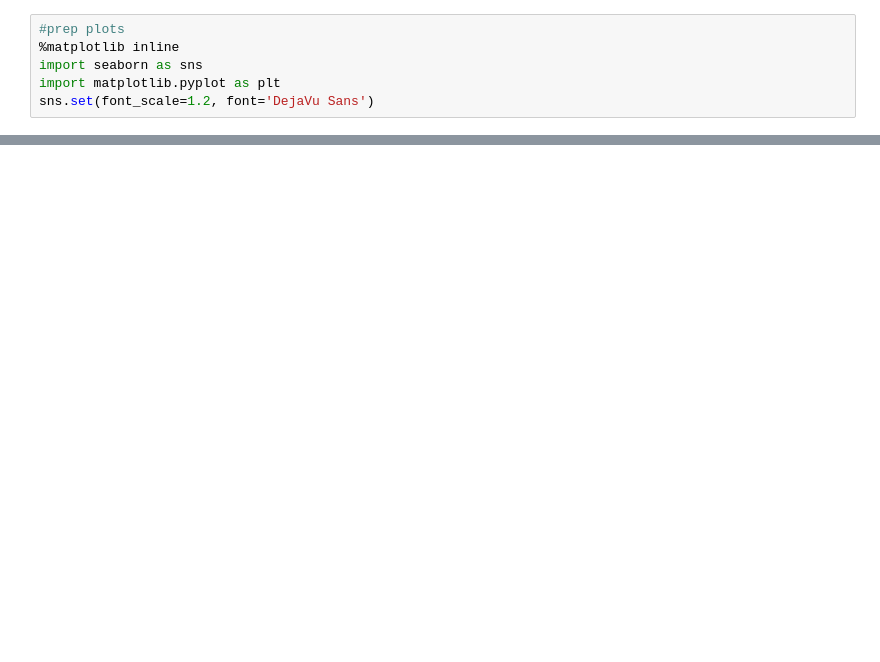
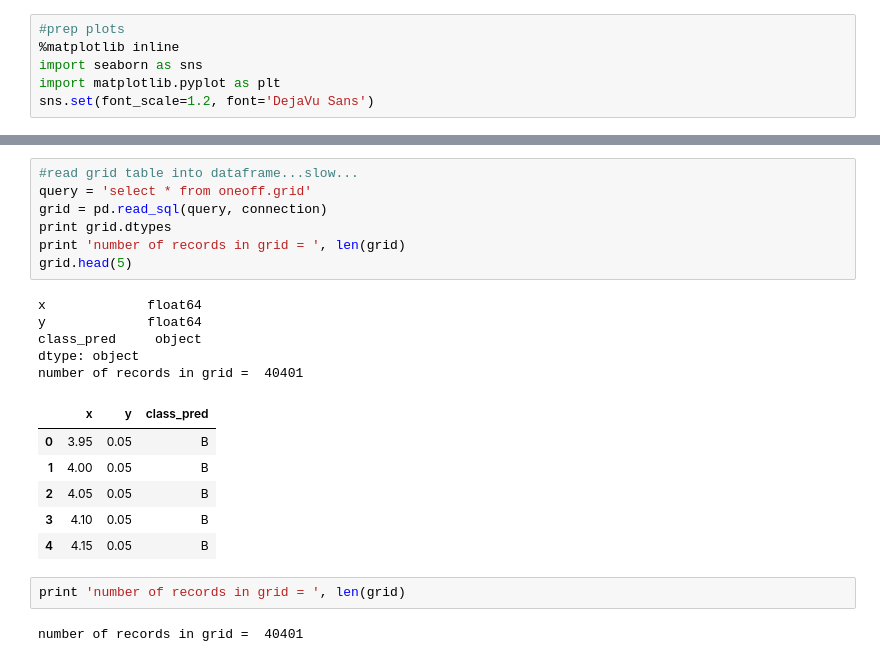
Before and after one commit to joehahn/spark-one-off, a Jupyter notebook: dashboard.ipynb, the cells around one changed output, grey strips where cells are left out. Cells and saved outputs as stored; diff of their text form; blank space fills up the shorter version.

```diff
--- a/dashboard.ipynb
+++ b/dashboard.ipynb
@@ -113,0 +116,23 @@ scat_plot = p.legend(bbox_to_anchor=(1.0, 1.0), markerscale=1.5)
+# %%
+#read grid table into dataframe...slow...
+query = 'select * from oneoff.grid'
+grid = pd.read_sql(query, connection)
+print grid.dtypes
+print 'number of records in grid = ', len(grid)
+grid.head(5)
+# %% [output]
+x             float64
+y             float64
+class_pred     object
+dtype: object
+number of records in grid =  40401
+|  | x | y | class_pred |
+| 0 | 3.95 | 0.05 | B |
+| 1 | 4.00 | 0.05 | B |
+| 2 | 4.05 | 0.05 | B |
+| 3 | 4.10 | 0.05 | B |
+| 4 | 4.15 | 0.05 | B |
+# %%
+print 'number of records in grid = ', len(grid)
+# %% [output]
+number of records in grid =  40401
```
Also changed, not shown: parts of 5 cells of this notebook.
